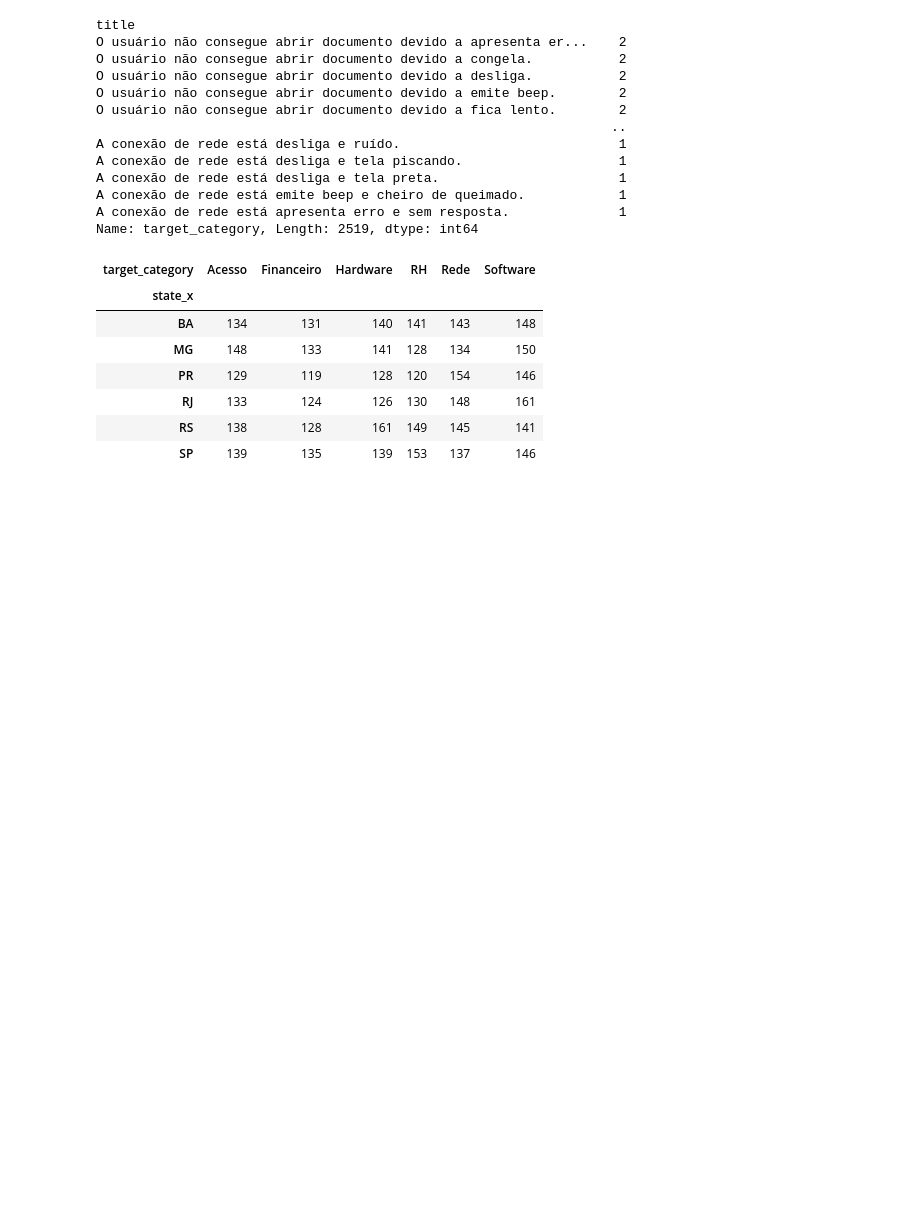
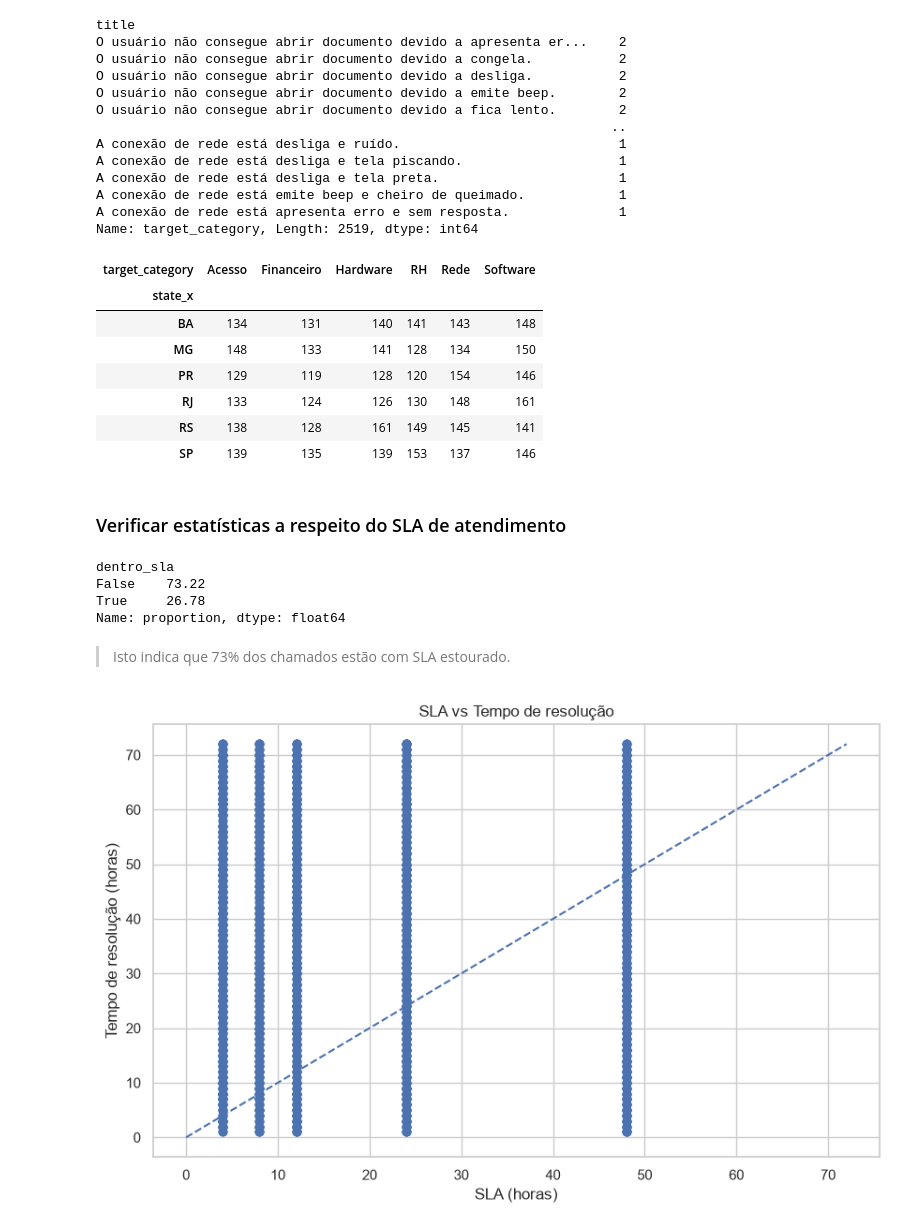
Before and after one commit to AndreyFernandes-NP/ProjetoIntegrador-II, a Jupyter notebook: notebooks/01_Exploracao.ipynb, the cells around one changed output. Saved outputs shown, nothing was run; the diff lists cells and outputs as text; code cells hidden in the pictures; blank space fills up the shorter version.

```diff
--- a/notebooks/01_Exploracao.ipynb
+++ b/notebooks/01_Exploracao.ipynb
@@ -217,3 +214,33 @@ pd.crosstab(df["state_x"],
 | RJ | 133 | 124 | 126 | 130 | 148 | 161 |
 | RS | 138 | 128 | 161 | 149 | 145 | 141 |
 | SP | 139 | 135 | 139 | 153 | 137 | 146 |
+# %% [markdown]
+### Verificar estatísticas a respeito do SLA de atendimento
+# %%
+df["dentro_sla"] = (df["resolution_time_hours"] <= df["sla_hours"])
+df["dentro_sla"].value_counts(normalize=True) * 100
+# %% [output]
+dentro_sla
+False    73.22
+True     26.78
+Name: proportion, dtype: float64
+# %% [markdown]
+> Isto indica que 73% dos chamados estão com SLA estourado.
+# %%
+df["diferenca_horas_sla"] = (df["resolution_time_hours"] - df["sla_hours"])
+# %%
+plt.figure(figsize=(10, 6))
+
+plt.scatter(df["sla_hours"], df["resolution_time_hours"], alpha=0.5)
+
+limite = max(df["sla_hours"].max(), df["resolution_time_hours"].max())
+
+plt.plot([0, limite], [0, limite], linestyle="--")
+
+plt.xlabel("SLA (horas)")
+plt.ylabel("Tempo de resolução (horas)")
+plt.title("SLA vs Tempo de resolução")
+
+plt.show()
+# %% [output]
+[figure, added]
```
Also changed, not shown: parts of 4 cells of this notebook.
